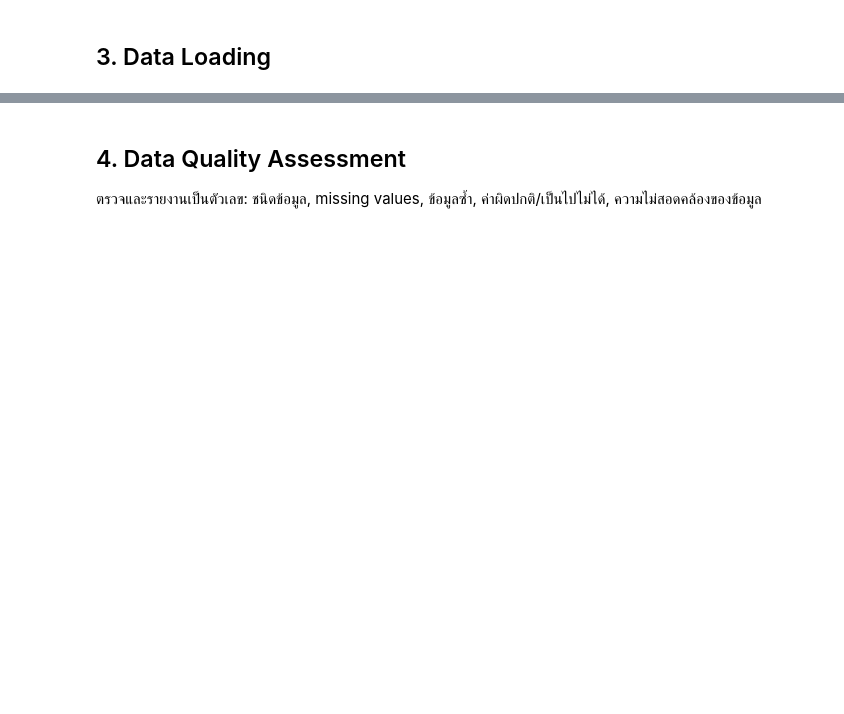
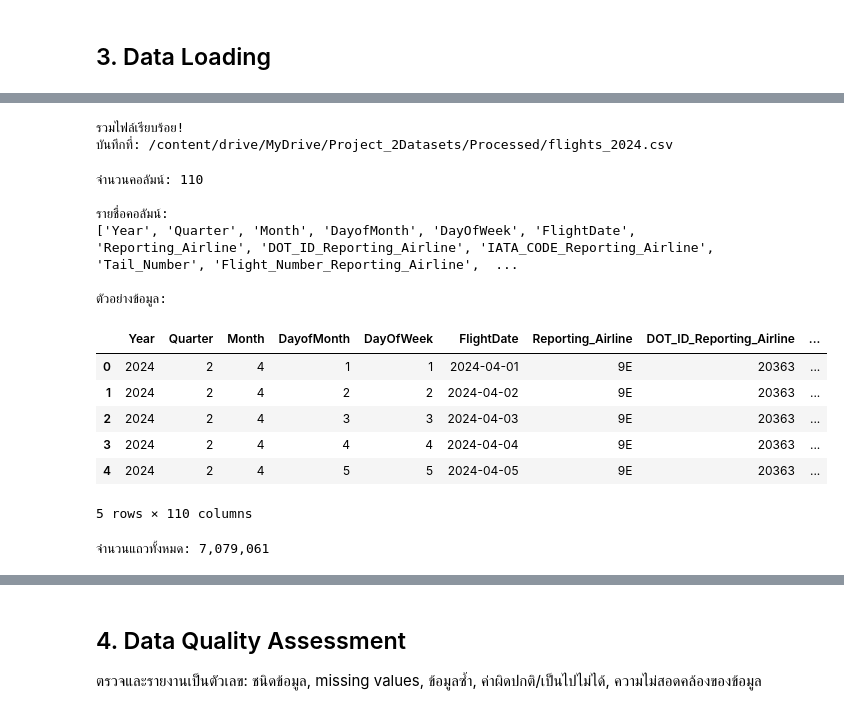
Before and after one commit to prapakronmu/project2_bigdata-G4, a Jupyter notebook: GROUP4_MiniProject_Part2_BigData_ML.ipynb, the cells around one changed output, grey strips where cells are left out. Cells and saved outputs as stored; diff of their text form; code cells hidden in the pictures; blank space fills up the shorter version.

```diff
--- a/GROUP4_MiniProject_Part2_BigData_ML.ipynb
+++ b/GROUP4_MiniProject_Part2_BigData_ML.ipynb
@@ -96,0 +215,59 @@ Dowload : https://www.transtats.bts.gov/DL_SelectFields.aspx?QO_fu146_anzr=b0-gv
+# %%
+import os
+import shutil
+
+output_dir = "/content/drive/MyDrive/Project_2Datasets/Processed"
+os.makedirs(output_dir, exist_ok=True)
+
+output_path = os.path.join(
+    output_dir, "flights_2024.csv"
+)
+
+with open(output_path, "w", encoding="utf-8", newline="") as out:
+    for i, path in enumerate(files):
+        with open(path, "r", encoding="utf-8-sig", newline="") as src:
+            if i > 0:
+                next(src)  # ข้ามหัวตารางของไฟล์ที่ 2–12
+
+            shutil.copyfileobj(src, out, length=1024 * 1024)
+
+print("รวมไฟล์เรียบร้อย!")
+print("บันทึกที่:", output_path)
+# %% [output]
+รวมไฟล์เรียบร้อย!
+บันทึกที่: /content/drive/MyDrive/Project_2Datasets/Processed/flights_2024.csv
+# %%
+import pandas as pd
+
+# อ่านตัวอย่างเพียง 5 แถว
+df_sample = pd.read_csv(output_path, nrows=5)
+
+print("จำนวนคอลัมน์:", len(df_sample.columns))
+print("\nรายชื่อคอลัมน์:")
+print(df_sample.columns.tolist())
+
+print("\nตัวอย่างข้อมูล:")
+display(df_sample)
+
+# นับจำนวนแถวโดยไม่โหลดข้อมูลทั้งหมดพร้อมกัน
+total_rows = 0
+
+for chunk in pd.read_csv(output_path, chunksize=200_000):
+    total_rows += len(chunk)
+
+print(f"\nจำนวนแถวทั้งหมด: {total_rows:,}")
+# %% [output]
+จำนวนคอลัมน์: 110
+
+รายชื่อคอลัมน์:
+['Year', 'Quarter', 'Month', 'DayofMonth', 'DayOfWeek', 'FlightDate', 'Reporting_Airline', 'DOT_ID_Reporting_Airline', 'IATA_CODE_Reporting_Airline', 'Tail_Number', 'Flight_Number_Reporting_Airline',  ...
+
+ตัวอย่างข้อมูล:
+|  | Year | Quarter | Month | DayofMonth | DayOfWeek | FlightDate | Reporting_Airline | DOT_ID_Reporting_Airline | ... |
+| 0 | 2024 | 2 | 4 | 1 | 1 | 2024-04-01 | 9E | 20363 | ... |
+| 1 | 2024 | 2 | 4 | 2 | 2 | 2024-04-02 | 9E | 20363 | ... |
+| 2 | 2024 | 2 | 4 | 3 | 3 | 2024-04-03 | 9E | 20363 | ... |
+| 3 | 2024 | 2 | 4 | 4 | 4 | 2024-04-04 | 9E | 20363 | ... |
+| 4 | 2024 | 2 | 4 | 5 | 5 | 2024-04-05 | 9E | 20363 | ... |
+5 rows × 110 columns
+จำนวนแถวทั้งหมด: 7,079,061
```
Also changed, not shown: parts of 17 cells of this notebook.
